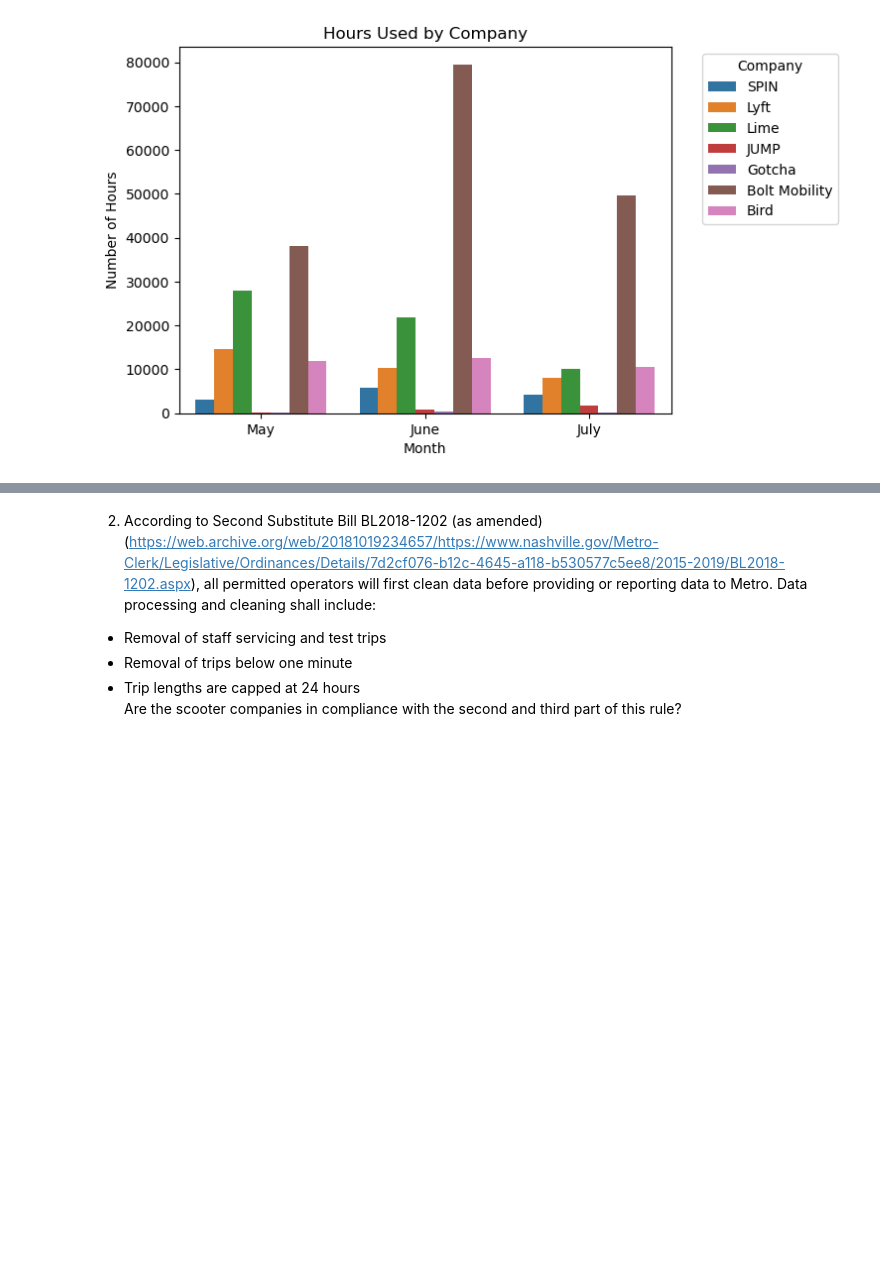
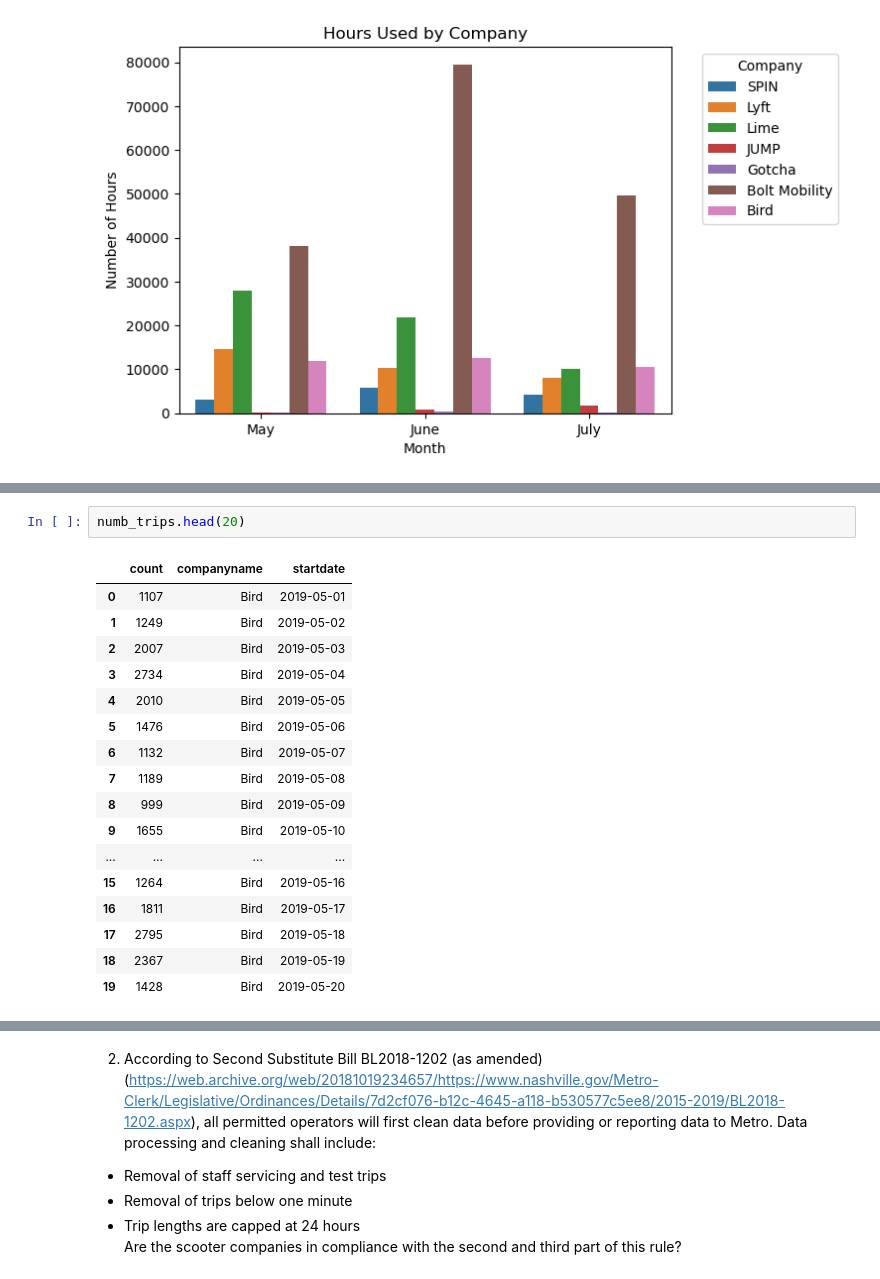
Before and after one commit to NSS-Data-Analytics-Cohort-10/scooters-group-6, a Jupyter notebook: notebook/scooters.ipynb, the cells around one changed output, grey strips where cells are left out. Saved outputs shown, nothing was run; the diff lists cells and outputs as text; blank space fills up the shorter version.

```diff
--- a/notebook/scooters.ipynb
+++ b/notebook/scooters.ipynb
@@ -248,0 +250,20 @@ plt.savefig('tripsbyday.png');
+# %%
+numb_trips.head(20)
+# %% [output]
+|  | count | companyname | startdate |
+| 0 | 1107 | Bird | 2019-05-01 |
+| 1 | 1249 | Bird | 2019-05-02 |
+| 2 | 2007 | Bird | 2019-05-03 |
+| 3 | 2734 | Bird | 2019-05-04 |
+| 4 | 2010 | Bird | 2019-05-05 |
+| 5 | 1476 | Bird | 2019-05-06 |
+| 6 | 1132 | Bird | 2019-05-07 |
+| 7 | 1189 | Bird | 2019-05-08 |
+| 8 | 999 | Bird | 2019-05-09 |
+| 9 | 1655 | Bird | 2019-05-10 |
+| ... | ... | ... | ... |
+| 15 | 1264 | Bird | 2019-05-16 |
+| 16 | 1811 | Bird | 2019-05-17 |
+| 17 | 2795 | Bird | 2019-05-18 |
+| 18 | 2367 | Bird | 2019-05-19 |
+| 19 | 1428 | Bird | 2019-05-20 |
```
Also changed, not shown: parts of 13 cells of this notebook.
